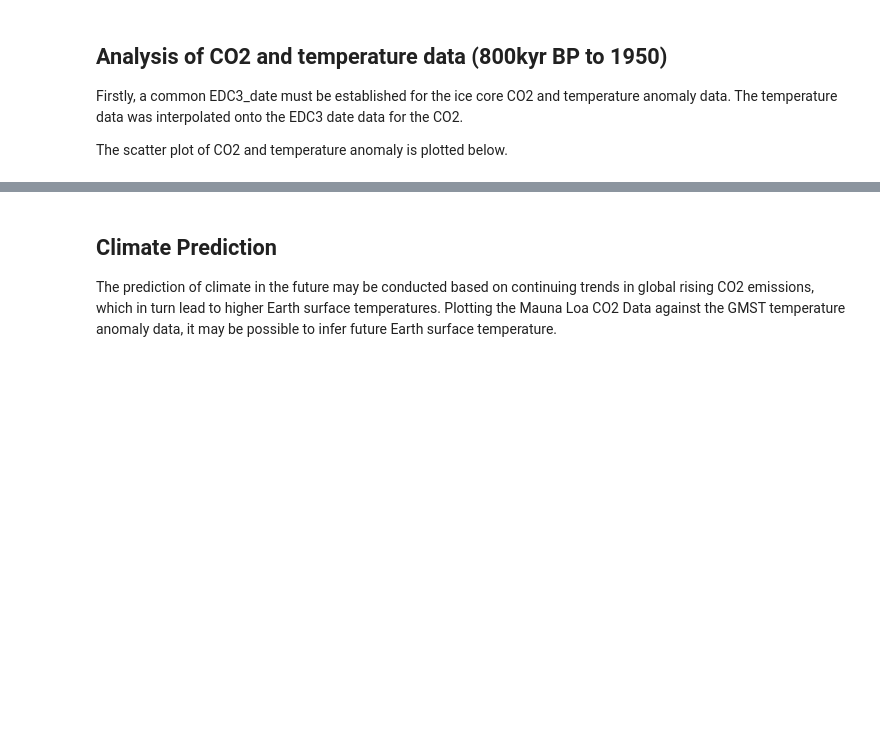
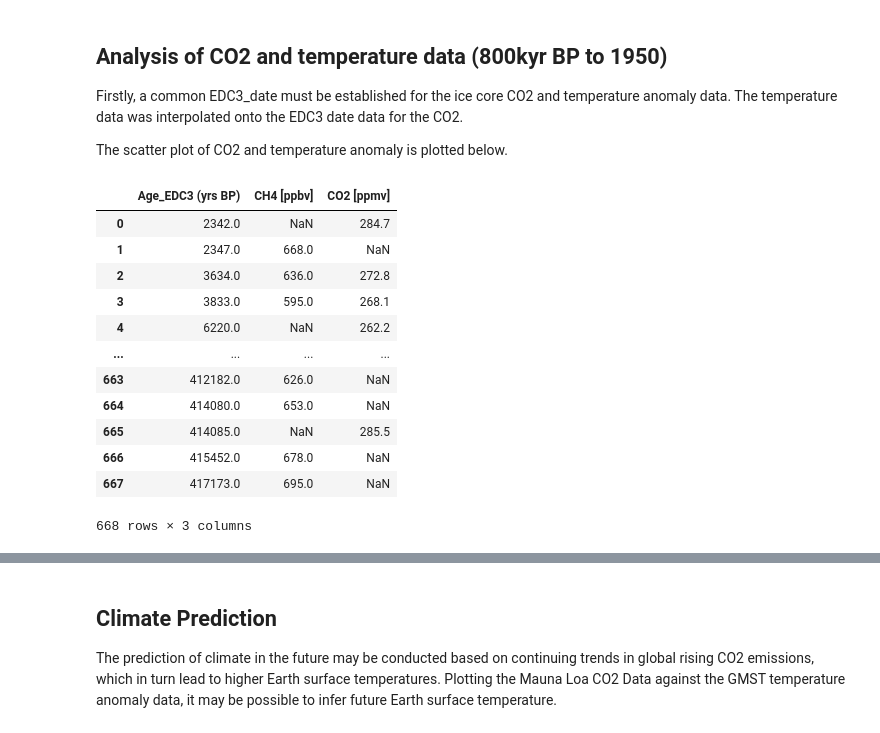
Before and after one commit to Eilis9/PfDA_Project2, a Jupyter notebook: analysis.ipynb, the cells around one changed output, grey strips where cells are left out. Drawn from its saved outputs; the diff is of its cells as text; code cells hidden in the pictures; blank space fills up the shorter version.

```diff
--- a/analysis.ipynb
+++ b/analysis.ipynb
@@ -553,6 +562,22 @@ array([nan, nan, nan, nan, nan, nan, nan, nan, nan, nan, nan, nan, nan,
 Firstly, a common EDC3_date must be established for the ice core CO2 and temperature anomaly data. The temperature data was interpolated onto the EDC3 date data for the CO2.
 
 The scatter plot of CO2 and temperature anomaly is plotted below.
+# %%
+CH4_comp
+# %% [output]
+|  | Age_EDC3 (yrs BP) | CH4 [ppbv] | CO2 [ppmv] |
+| 0 | 2342.0 | NaN | 284.7 |
+| 1 | 2347.0 | 668.0 | NaN |
+| 2 | 3634.0 | 636.0 | 272.8 |
+| 3 | 3833.0 | 595.0 | 268.1 |
+| 4 | 6220.0 | NaN | 262.2 |
+| ... | ... | ... | ... |
+| 663 | 412182.0 | 626.0 | NaN |
+| 664 | 414080.0 | 653.0 | NaN |
+| 665 | 414085.0 | NaN | 285.5 |
+| 666 | 415452.0 | 678.0 | NaN |
+| 667 | 417173.0 | 695.0 | NaN |
+668 rows × 3 columns
 # %%
 # Analysis of CO2 and temperature (ice-core data)
 temp_anom['Temperature']
```
Also changed, not shown: parts of 10 cells of this notebook, 3 other files.
